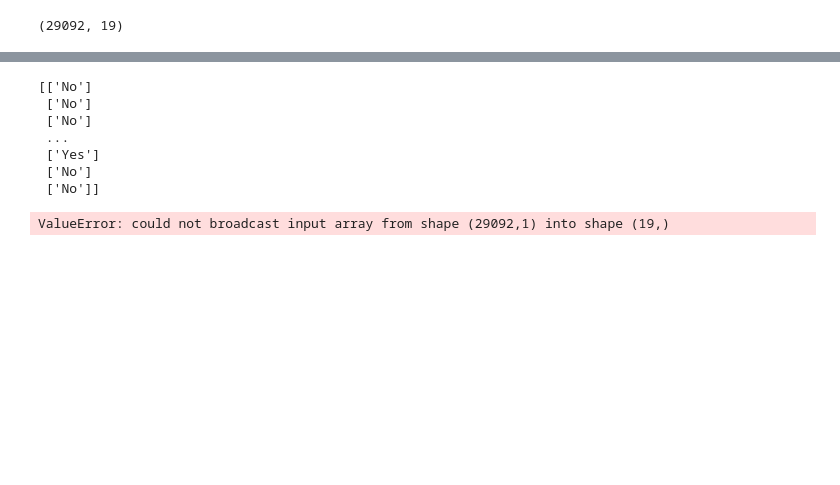
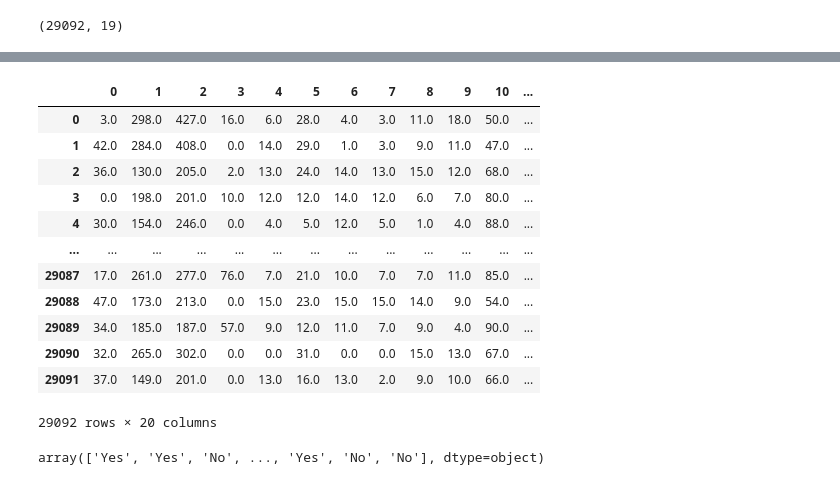
Before and after one commit to Sohidul-Islam/rainPrediction, a Jupyter notebook: rainPredict.ipynb, the cells around one changed output, grey strips where cells are left out. Cells and saved outputs as stored; diff of their text form; code cells hidden in the pictures; blank space fills up the shorter version.

Commit message:
user input by csv

```diff
--- a/rainPredict.ipynb
+++ b/rainPredict.ipynb
@@ -382,7 +434,7 @@ NB: 79.844115 (0.003284)
 # %% [markdown]
 # optimization technique
 # %%
-# classifier = RandomForestClassifier(n_estimators=100,random_state=0)
-classifier =LogisticRegression()
+classifier = RandomForestClassifier(n_estimators=100,random_state=0)
+# classifier =LogisticRegression()
 classifier.fit(X_train,Y_train)
 # %% [output]
@@ -419,5 +470,7 @@ weighted avg       0.83      0.84      0.83     29092
 # %% [markdown]
 # Predicted Value
+# %%
+X_test = sc.inverse_transform(X_test)
 # %%
 y_pred.shape
 # %% [output]
@@ -442,6 +495,8 @@ array([['No'],
 X_test.shape
 # %% [output]
 (29092, 19)
+# %%
+X_test = pd.DataFrame(X_test)
 # %%
 X_test
 # %% [output]
@@ -461,14 +516,22 @@ array([[-1.46138537,  1.52643919,  2.28451038, ...,  1.9863312 ,
-# %%
-print(y_pred)
-# %% [output]
-[['No']
- ['No']
- ['No']
- ...
- ['Yes']
- ['No']
- ['No']]
 # %%
 X_test[19] = y_pred
-# %% [output]
-ValueError: could not broadcast input array from shape (29092,1) into shape (19,)
+# %%
+X_test
+# %% [output]
+|  | 0 | 1 | 2 | 3 | 4 | 5 | 6 | 7 | 8 | 9 | 10 | ... |
+| 0 | 3.0 | 298.0 | 427.0 | 16.0 | 6.0 | 28.0 | 4.0 | 3.0 | 11.0 | 18.0 | 50.0 | ... |
+| 1 | 42.0 | 284.0 | 408.0 | 0.0 | 14.0 | 29.0 | 1.0 | 3.0 | 9.0 | 11.0 | 47.0 | ... |
+| 2 | 36.0 | 130.0 | 205.0 | 2.0 | 13.0 | 24.0 | 14.0 | 13.0 | 15.0 | 12.0 | 68.0 | ... |
+| 3 | 0.0 | 198.0 | 201.0 | 10.0 | 12.0 | 12.0 | 14.0 | 12.0 | 6.0 | 7.0 | 80.0 | ... |
+| 4 | 30.0 | 154.0 | 246.0 | 0.0 | 4.0 | 5.0 | 12.0 | 5.0 | 1.0 | 4.0 | 88.0 | ... |
+| ... | ... | ... | ... | ... | ... | ... | ... | ... | ... | ... | ... | ... |
+| 29087 | 17.0 | 261.0 | 277.0 | 76.0 | 7.0 | 21.0 | 10.0 | 7.0 | 7.0 | 11.0 | 85.0 | ... |
+| 29088 | 47.0 | 173.0 | 213.0 | 0.0 | 15.0 | 23.0 | 15.0 | 15.0 | 14.0 | 9.0 | 54.0 | ... |
+| 29089 | 34.0 | 185.0 | 187.0 | 57.0 | 9.0 | 12.0 | 11.0 | 7.0 | 9.0 | 4.0 | 90.0 | ... |
+| 29090 | 32.0 | 265.0 | 302.0 | 0.0 | 0.0 | 31.0 | 0.0 | 0.0 | 15.0 | 13.0 | 67.0 | ... |
+| 29091 | 37.0 | 149.0 | 201.0 | 0.0 | 13.0 | 16.0 | 13.0 | 2.0 | 9.0 | 10.0 | 66.0 | ... |
+29092 rows × 20 columns
+# %%
+Y_test
+# %% [output]
+array(['Yes', 'Yes', 'No', ..., 'Yes', 'No', 'No'], dtype=object)
```
Also changed, not shown: parts of 24 cells of this notebook, 22 other files.
